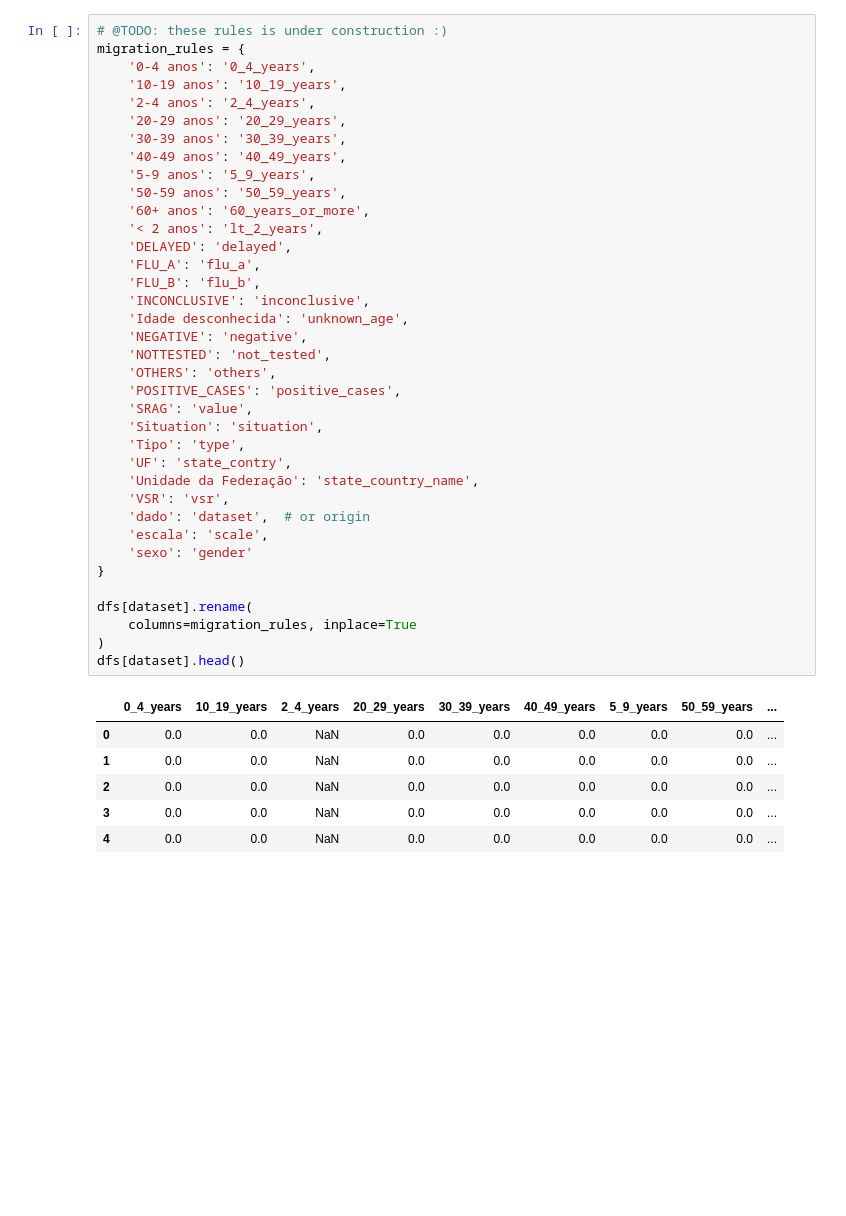
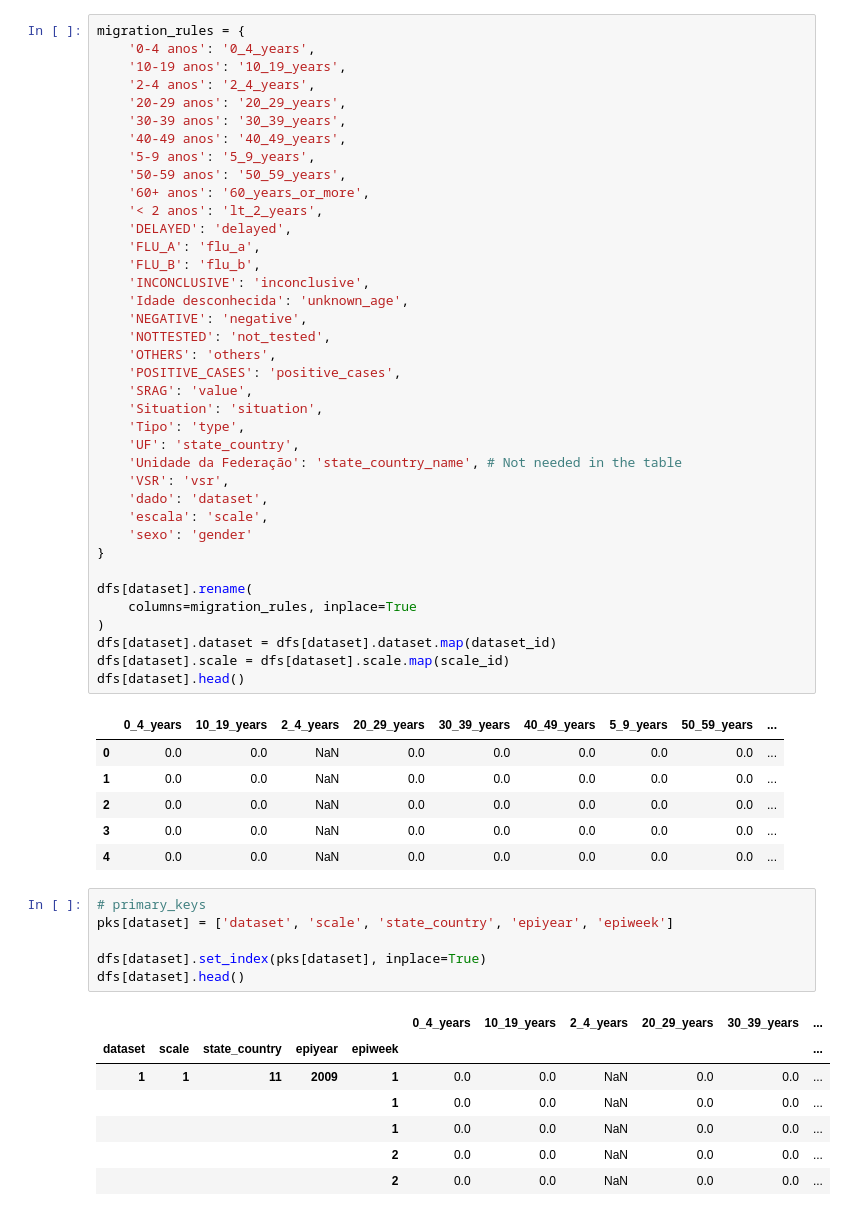
Before and after one commit to FluVigilanciaBR/fludashboard, a Jupyter notebook: Notebooks/Dataset-Migration.ipynb, the cells around one changed output. Drawn from its saved outputs; the diff is of its cells as text; blank space fills up the shorter version.

```diff
--- a/Notebooks/Dataset-Migration.ipynb
+++ b/Notebooks/Dataset-Migration.ipynb
@@ -173,7 +194,6 @@ Index(['0-4 anos', '10-19 anos', '2-4 anos', '20-29 anos', '30-39 anos',
        'VSR', 'dado', 'epiweek', 'epiyear', 'epiyearweek', 'escala', 'sexo'],
       dtype='object')
 # %%
-# @TODO: these rules is under construction :)
 migration_rules = {
     '0-4 anos': '0_4_years',
     '10-19 anos': '10_19_years',
@@ -197,10 +217,10 @@ migration_rules = {
     'SRAG': 'value',
     'Situation': 'situation',
     'Tipo': 'type',
-    'UF': 'state_contry',
-    'Unidade da Federação': 'state_country_name',
+    'UF': 'state_country',
+    'Unidade da Federação': 'state_country_name', # Not needed in the table
     'VSR': 'vsr',
-    'dado': 'dataset',  # or origin
+    'dado': 'dataset',
     'escala': 'scale',
     'sexo': 'gender'
 }
@@ -208,6 +228,8 @@ migration_rules = {
 dfs[dataset].rename(
     columns=migration_rules, inplace=True
 )
+dfs[dataset].dataset = dfs[dataset].dataset.map(dataset_id)
+dfs[dataset].scale = dfs[dataset].scale.map(scale_id)
 dfs[dataset].head()
 # %% [output]
 |  | 0_4_years | 10_19_years | 2_4_years | 20_29_years | 30_39_years | 40_49_years | 5_9_years | 50_59_years | ... |
@@ -216,3 +238,17 @@ dfs[dataset].head()
 | 2 | 0.0 | 0.0 | NaN | 0.0 | 0.0 | 0.0 | 0.0 | 0.0 | ... |
 | 3 | 0.0 | 0.0 | NaN | 0.0 | 0.0 | 0.0 | 0.0 | 0.0 | ... |
 | 4 | 0.0 | 0.0 | NaN | 0.0 | 0.0 | 0.0 | 0.0 | 0.0 | ... |
+# %%
+# primary_keys
+pks[dataset] = ['dataset', 'scale', 'state_country', 'epiyear', 'epiweek']
+
+dfs[dataset].set_index(pks[dataset], inplace=True)
+dfs[dataset].head()
+# %% [output]
+|  |  |  |  |  | 0_4_years | 10_19_years | 2_4_years | 20_29_years | 30_39_years | ... |
+| dataset | scale | state_country | epiyear | epiweek |  |  |  |  |  | ... |
+| 1 | 1 | 11 | 2009 | 1 | 0.0 | 0.0 | NaN | 0.0 | 0.0 | ... |
+|  |  |  |  | 1 | 0.0 | 0.0 | NaN | 0.0 | 0.0 | ... |
+|  |  |  |  | 1 | 0.0 | 0.0 | NaN | 0.0 | 0.0 | ... |
+|  |  |  |  | 2 | 0.0 | 0.0 | NaN | 0.0 | 0.0 | ... |
+|  |  |  |  | 2 | 0.0 | 0.0 | NaN | 0.0 | 0.0 | ... |
```
Also changed, not shown: parts of 23 cells of this notebook.
